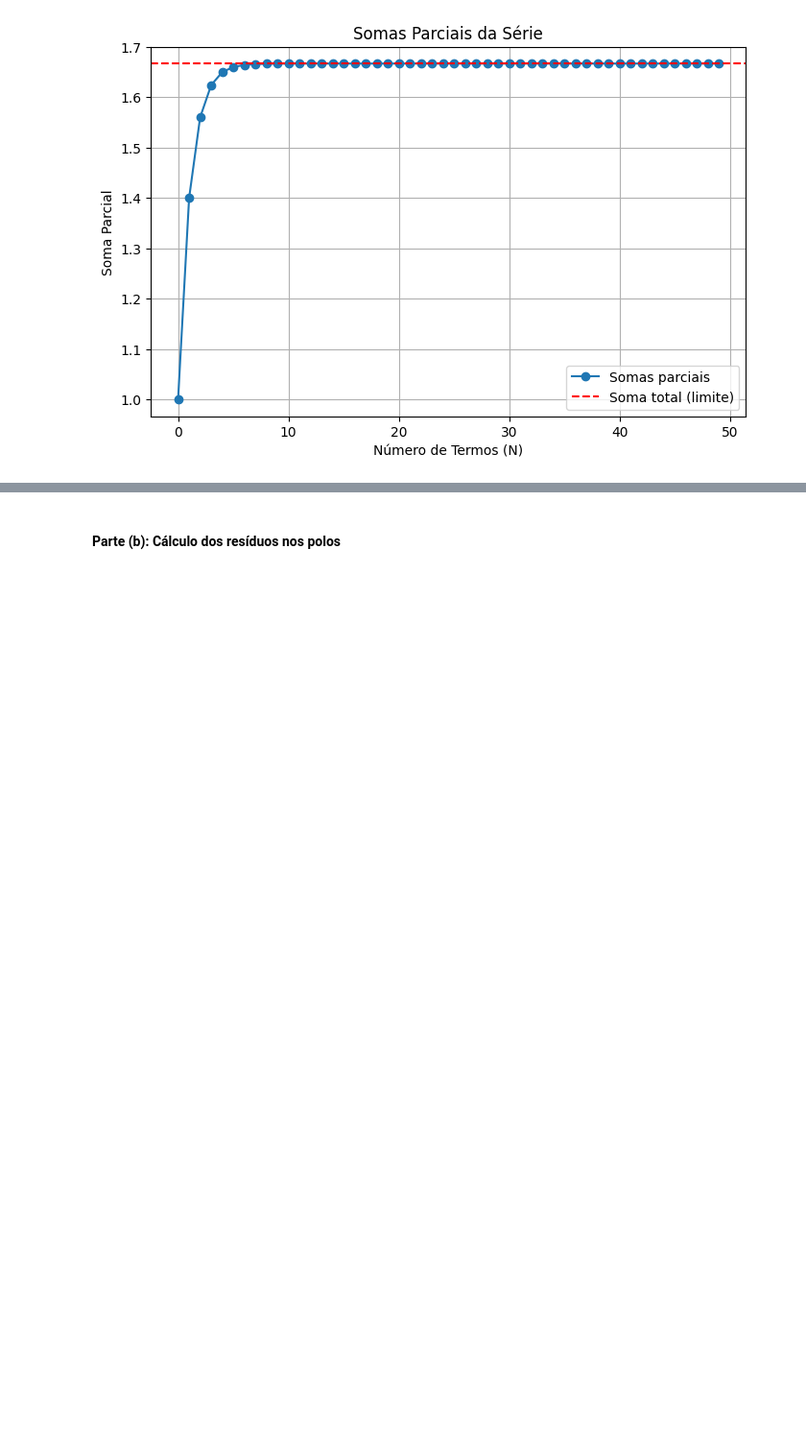
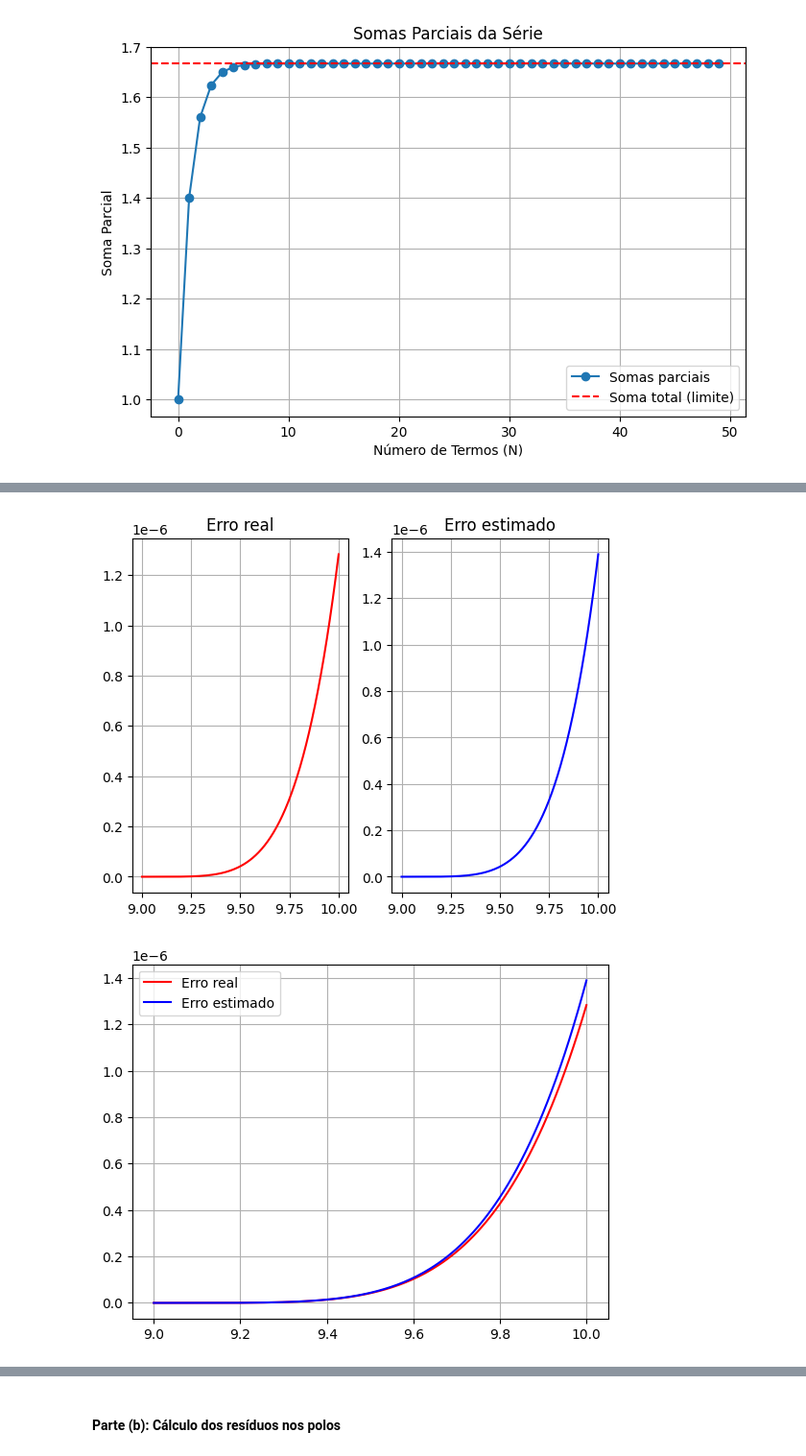
Before and after one commit to NataliaCarvalhinha/M-todosMatem-ticos, a Jupyter notebook: Trabalho Final.ipynb, the cells around one changed output, grey strips where cells are left out. Shown at 96% size. Drawn from its saved outputs; the diff is of its cells as text; code cells hidden in the pictures; blank space fills up the shorter version.

```diff
--- a/Trabalho Final.ipynb
+++ b/Trabalho Final.ipynb
@@ -169,0 +344,22 @@ plt.show()
+# %%
+x_vals = np.linspace(9, 10, 200)
+erro_real = np.abs(f(x_vals) - P4(x_vals))
+erro_estimado = np.abs((35 / (209952 * 120)) * (x_vals - 9)**5)
+
+fig, (ax1, ax2) = plt.subplots(1, 2)
+ax1.plot(x_vals,erro_real,'r')
+ax1.set_title('Erro real')
+ax1.grid()
+ax2.plot(x_vals,erro_estimado,'b')
+ax2.set_title('Erro estimado')
+ax2.grid()
+plt.show()
+
+plt.plot(x_vals,erro_real,c='r',label='Erro real')
+plt.plot(x_vals,erro_estimado,c='b',label='Erro estimado')
+plt.legend()
+plt.grid()
+plt.show()
+# %% [output]
+[figure, added]
+[figure, added]
```
Also changed, not shown: parts of 53 cells of this notebook.
